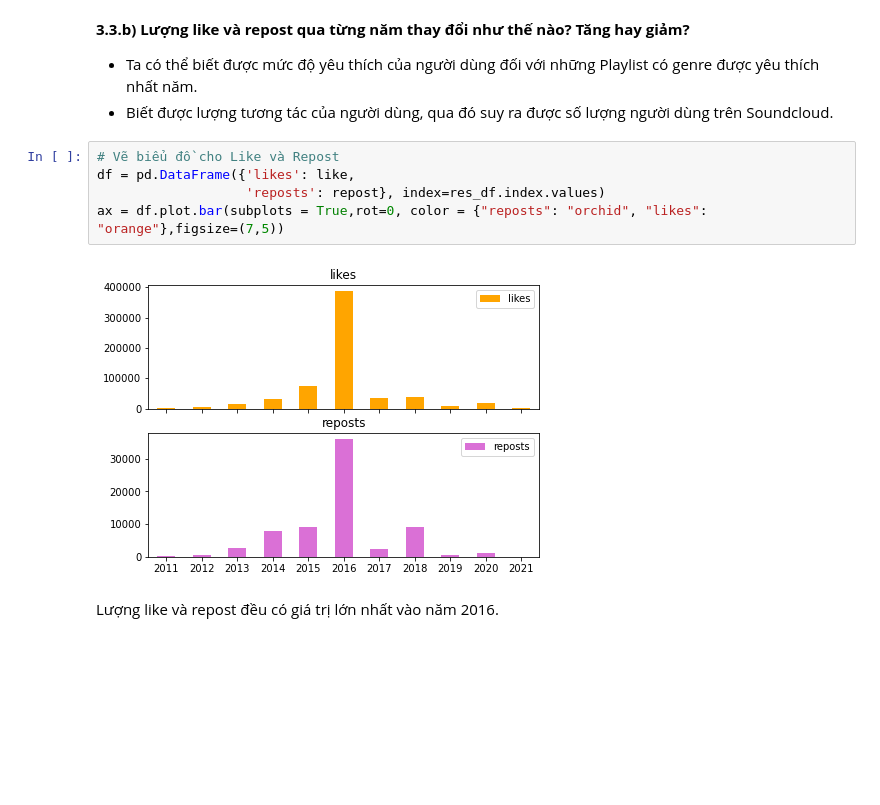
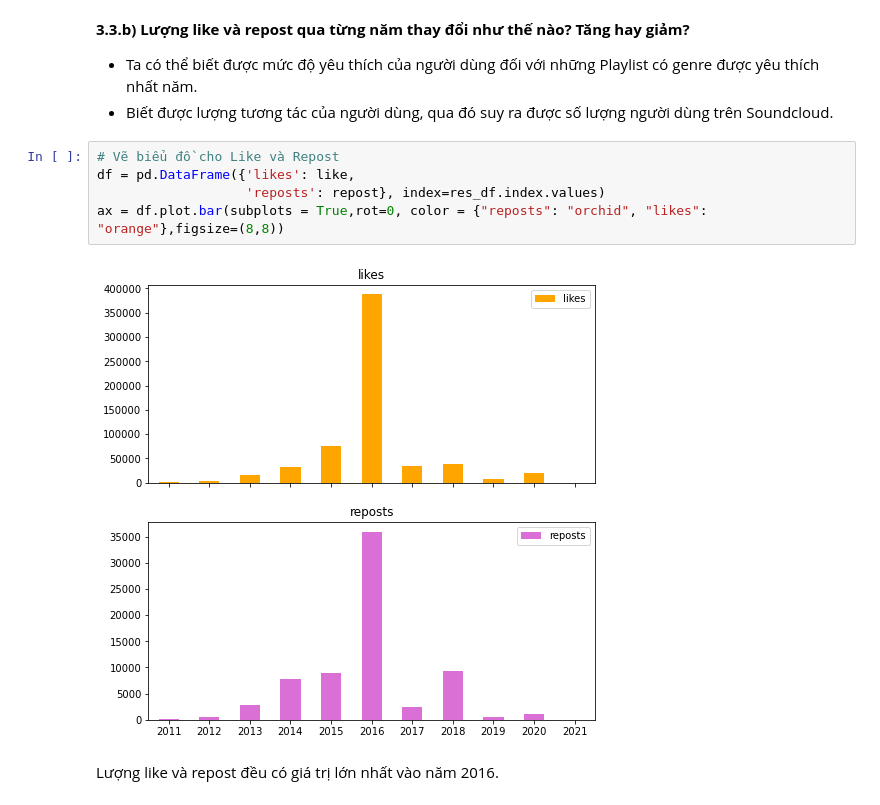
Before and after one commit to 19120039/DACK_LTKHDL, a Jupyter notebook: EXPLORING_DATA/19120039_19120138_EXPLORING_DATA.ipynb, the cells around one changed output. Cells and saved outputs as stored; diff of their text form; blank space fills up the shorter version.

```diff
--- a/EXPLORING_DATA/19120039_19120138_EXPLORING_DATA.ipynb
+++ b/EXPLORING_DATA/19120039_19120138_EXPLORING_DATA.ipynb
@@ -471,10 +484,10 @@ genre_df.style.set_properties(**{'background-color': 'pink',
 # %%
 # Vẽ biểu đồ cho Like và Repost
 df = pd.DataFrame({'likes': like,
                    'reposts': repost}, index=res_df.index.values)
-ax = df.plot.bar(subplots = True,rot=0, color = {"reposts": "orchid", "likes": "orange"},figsize=(7,5))
+ax = df.plot.bar(subplots = True,rot=0, color = {"reposts": "orchid", "likes": "orange"},figsize=(8,8))
 # %% [output]
-[figure, old version]
+[figure, new version]
 # %% [markdown]
 Lượng like và repost đều có giá trị lớn nhất vào năm 2016.
 # %% [markdown]
```
Also changed, not shown: parts of 7 cells of this notebook.
